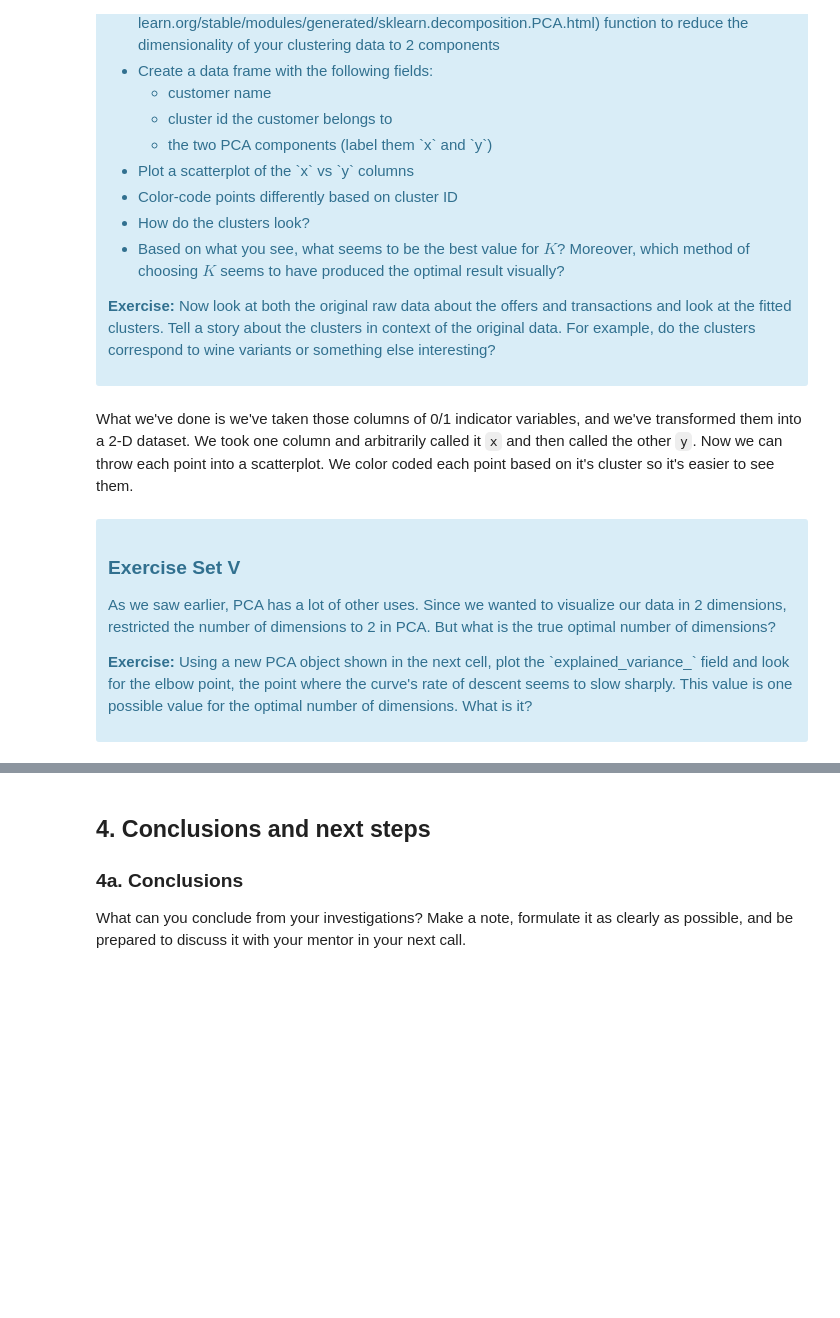
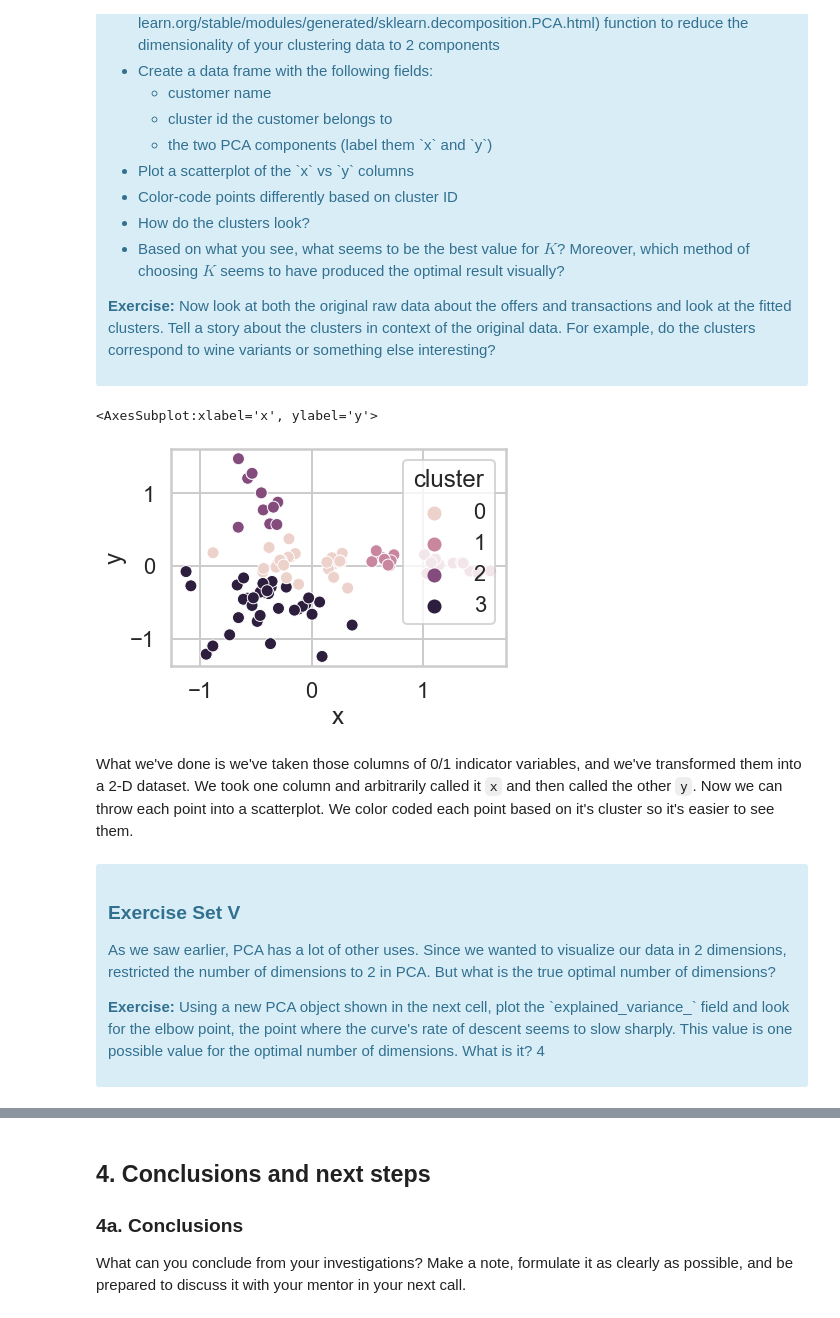
Before and after one commit to suri0001/ClusteringCaseStudy, a Jupyter notebook: Clustering Case Study - Customer Segmentation with K-Means - Tier 3.ipynb, the cells around one changed output, grey strips where cells are left out. Drawn from its saved outputs; the diff is of its cells as text; code cells hidden in the pictures; blank space fills up the shorter version.

```diff
--- a/Clustering Case Study - Customer Segmentation with K-Means - Tier 3.ipynb
+++ b/Clustering Case Study - Customer Segmentation with K-Means - Tier 3.ipynb
@@ -246,3 +341,15 @@ This is only one use of PCA for dimension reduction. We can also use PCA when we
+# %%
+#your turn
+import sklearn.decomposition
+pca = sklearn.decomposition.PCA(n_components=2)
+x_t = pca.fit_transform(x_cols)
+km = KMeans(n_clusters=4)
+km.fit(x_t)
+pca2_df = pd.concat([pd.DataFrame(df.index), pd.DataFrame(km.labels_, columns=['cluster']), pd.DataFrame(x_t, columns=['x','y'])], axis=1)
+sns.scatterplot(x='x', y='y', hue='cluster', data = pca2_df)
+# %% [output]
+<AxesSubplot:xlabel='x', ylabel='y'>
+[figure, added]
 # %% [markdown]
 What we've done is we've taken those columns of 0/1 indicator variables, and we've transformed them into a 2-D dataset. We took one column and arbitrarily called it `x` and then called the other `y`. Now we can throw each point into a scatterplot. We color coded each point based on it's cluster so it's easier to see them.
 # %% [markdown]
@@ -251,7 +358,7 @@ What we've done is we've taken those columns of 0/1 indicator variables, and we'
 
 <p>As we saw earlier, PCA has a lot of other uses. Since we wanted to visualize our data in 2 dimensions, restricted the number of dimensions to 2 in PCA. But what is the true optimal number of dimensions?</p>
 
-<p><b>Exercise:</b> Using a new PCA object shown in the next cell, plot the `explained_variance_` field and look for the elbow point, the point where the curve's rate of descent seems to slow sharply. This value is one possible value for the optimal number of dimensions. What is it?</p>
+<p><b>Exercise:</b> Using a new PCA object shown in the next cell, plot the `explained_variance_` field and look for the elbow point, the point where the curve's rate of descent seems to slow sharply. This value is one possible value for the optimal number of dimensions. What is it? 4</p>
 </div>
 # %%
 #your turn
```
Also changed, not shown: parts of 10 cells of this notebook.
